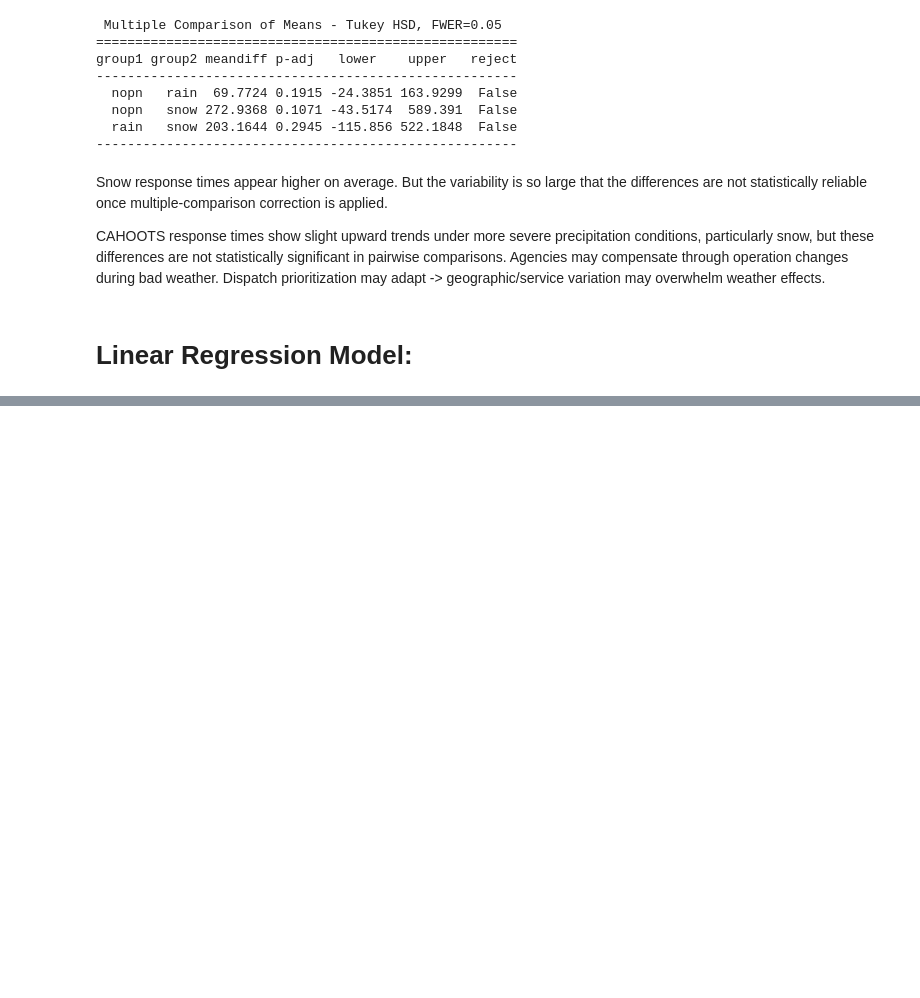
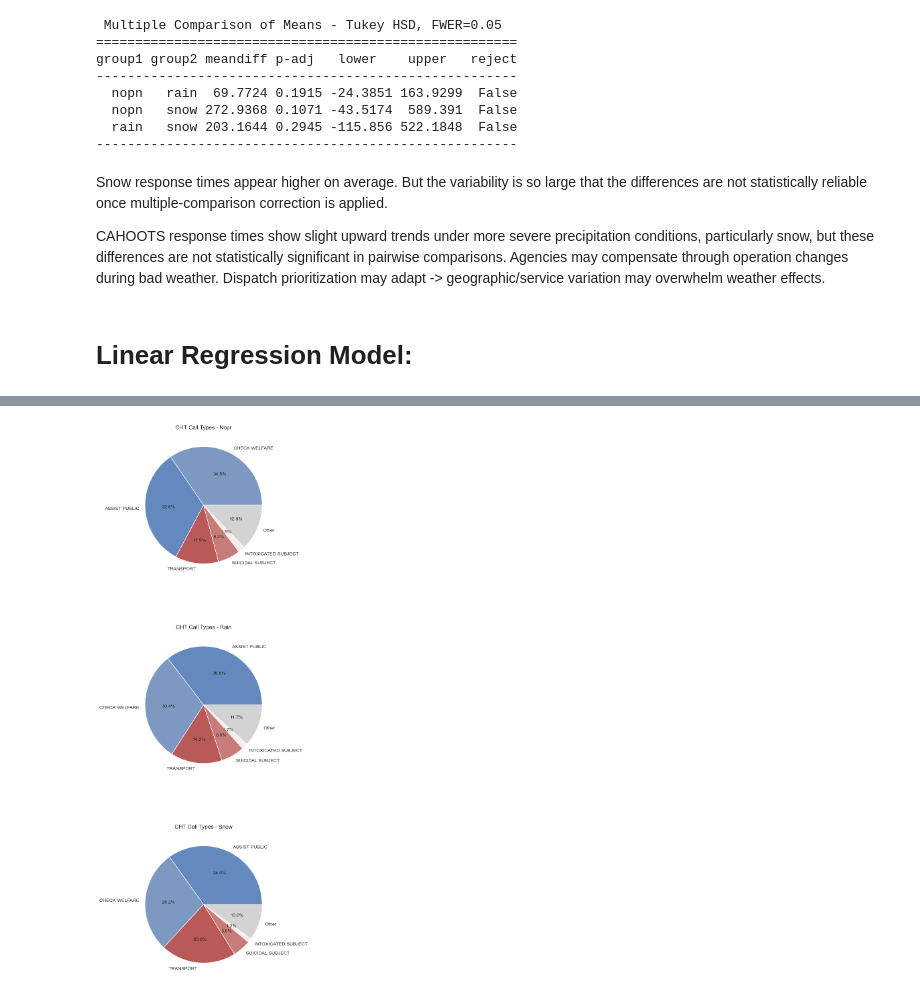
Before and after one commit to AchieveMars88/CAHOOTS-MCSLSC-EPD-SPD-Emergency-Response-Data-Analysis, a Jupyter notebook: analysis/analysis.ipynb, the cells around one changed output, grey strips where cells are left out. Saved outputs shown, nothing was run; the diff lists cells and outputs as text; code cells hidden in the pictures; blank space fills up the shorter version.

```diff
--- a/analysis/analysis.ipynb
+++ b/analysis/analysis.ipynb
@@ -482 +526,67 @@ plt.show()
+# %%
+# Prepare data for pie charts. Replace this with another dataset if you want to do it for another agency.
+CHT_Call_Type_Distribution = {
+    "Nopr": CHT_Data_NoPrecip["Nature"].value_counts(),
+    "Rain": CHT_Data_Rain["Nature"].value_counts(),
+    "Snow": CHT_Data_Snow["Nature"].value_counts()
+}
+
+# ---------------------------------------------------------
+# Create a FIXED color mapping for all possible call types.
+# ---------------------------------------------------------
+
+# Gather all unique classifications
+all_call_types = set()
+
+for distribution in CHT_Call_Type_Distribution.values():
+    all_call_types.update(distribution.index)
+
+all_call_types = sorted(all_call_types)
+
+# Create enough distinct colors
+palette = sns.color_palette("vlag", len(all_call_types))
+
+# Map each classification to a fixed color
+color_map = {
+    call_type: palette[i]
+    for i, call_type in enumerate(all_call_types)
+}
+
+# Fixed color for "Other"
+color_map["Other"] = "lightgray"
+
+# ---------------------------------------------------------
+# Create figure with 3 subplots.
+# ---------------------------------------------------------
+
+fig, axes = plt.subplots(3, 1, figsize=(6, 18))
+
+# Plot pie charts
+for i, (weather, distribution) in enumerate(CHT_Call_Type_Distribution.items()):
+
+    # Top 5 categories
+    top_5 = distribution.head(5)
+
+    # Sum remaining categories
+    others = distribution[5:].sum()
+
+    labels = list(top_5.index) + ["Other"]
+    sizes = list(top_5.values) + [others]
+
+    # Pull consistent colors from fixed map
+    colors = [color_map[label] for label in labels]
+
+    axes[i].pie(
+        sizes,
+        labels=labels,
+        autopct="%1.1f%%",
+        colors=colors
+    )
+
+    axes[i].set_title(f"CHT Call Types - {weather}")
+
+plt.tight_layout()
+plt.show()
+# %% [output]
+[figure, added]
 # %%
```
Also changed, not shown: parts of 6 cells of this notebook, 1 other file.
